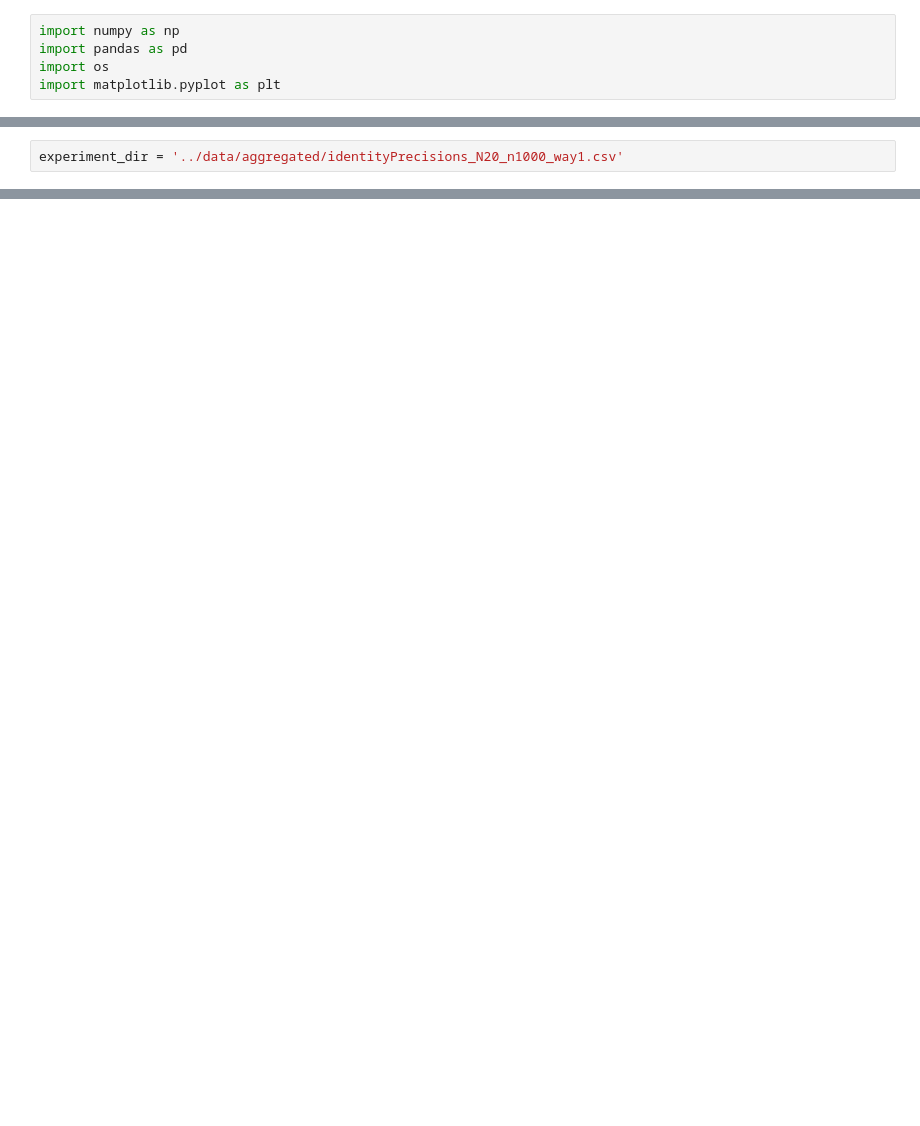
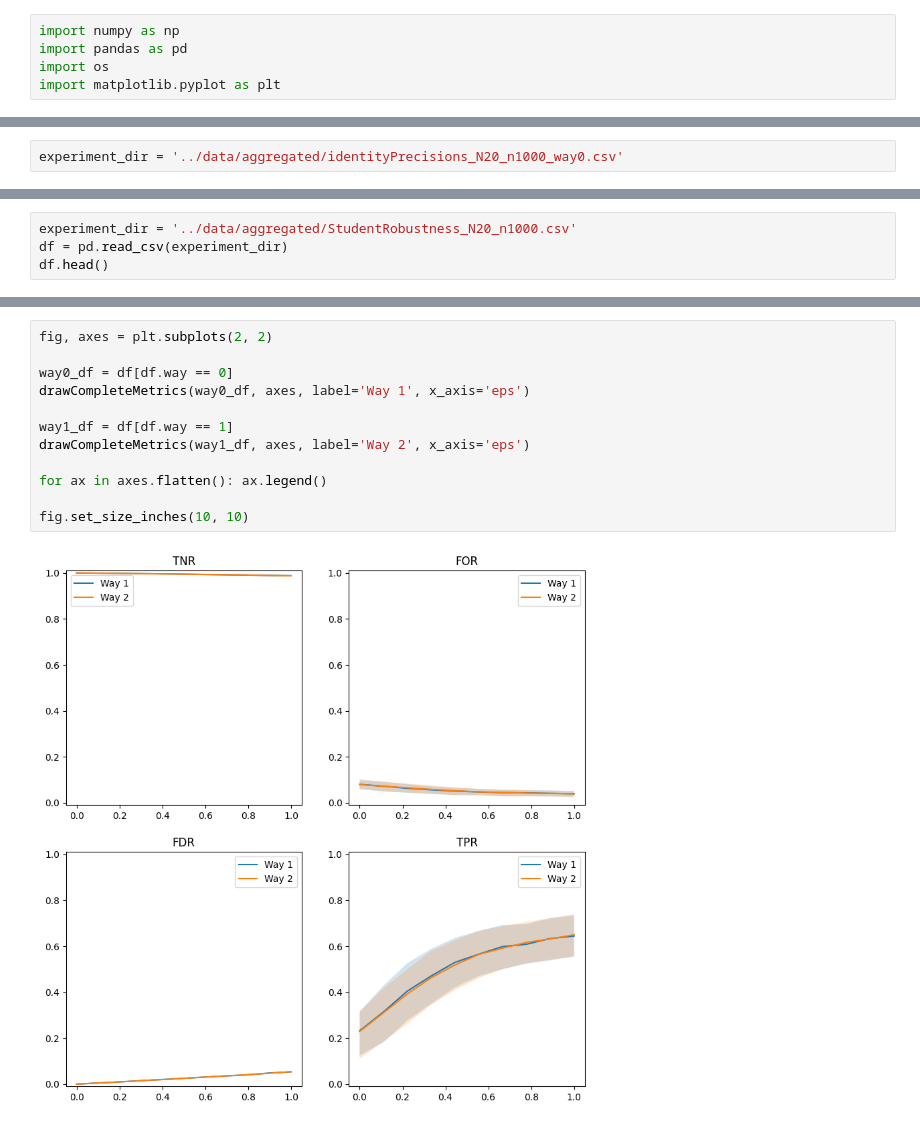
Before and after one commit to cofofprom/TensorGraphicalModelSelection, a Jupyter notebook: notebooks/draw_metrics.ipynb, the cells around one changed output, grey strips where cells are left out. Saved outputs shown, nothing was run; the diff lists cells and outputs as text; blank space fills up the shorter version.

```diff
--- a/notebooks/draw_metrics.ipynb
+++ b/notebooks/draw_metrics.ipynb
@@ -6,5 +57,5 @@ import matplotlib.pyplot as plt
 # %%
-experiment_dir = '../data/aggregated/identityPrecisions_N20_n1000_way1.csv'
+experiment_dir = '../data/aggregated/identityPrecisions_N20_n1000_way0.csv'
 # %%
 df = pd.read_csv(experiment_dir)
 
@@ -67,0 +182,4 @@ fig.set_size_inches(10, 5)
+# %%
+experiment_dir = '../data/aggregated/StudentRobustness_N20_n1000.csv'
+df = pd.read_csv(experiment_dir)
+df.head()
@@ -67,0 +193,14 @@ fig.set_size_inches(10, 5)
+# %%
+fig, axes = plt.subplots(2, 2)
+
+way0_df = df[df.way == 0]
+drawCompleteMetrics(way0_df, axes, label='Way 1', x_axis='eps')
+
+way1_df = df[df.way == 1]
+drawCompleteMetrics(way1_df, axes, label='Way 2', x_axis='eps')
+
+for ax in axes.flatten(): ax.legend()
+
+fig.set_size_inches(10, 10)
+# %% [output]
+[figure, added]
```
Also changed, not shown: parts of 14 cells of this notebook, 1 other file.
